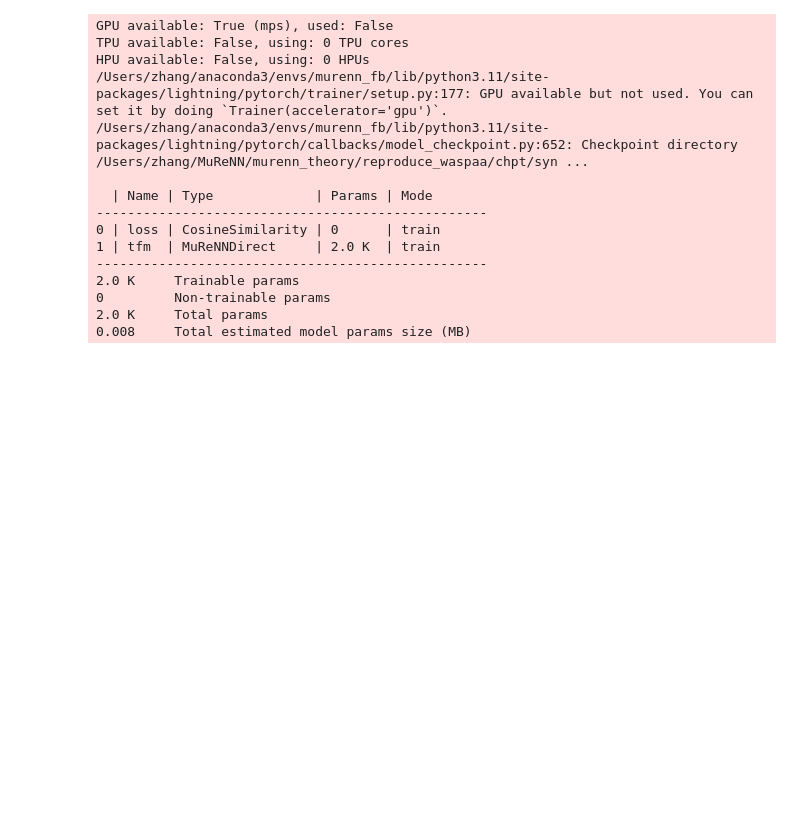
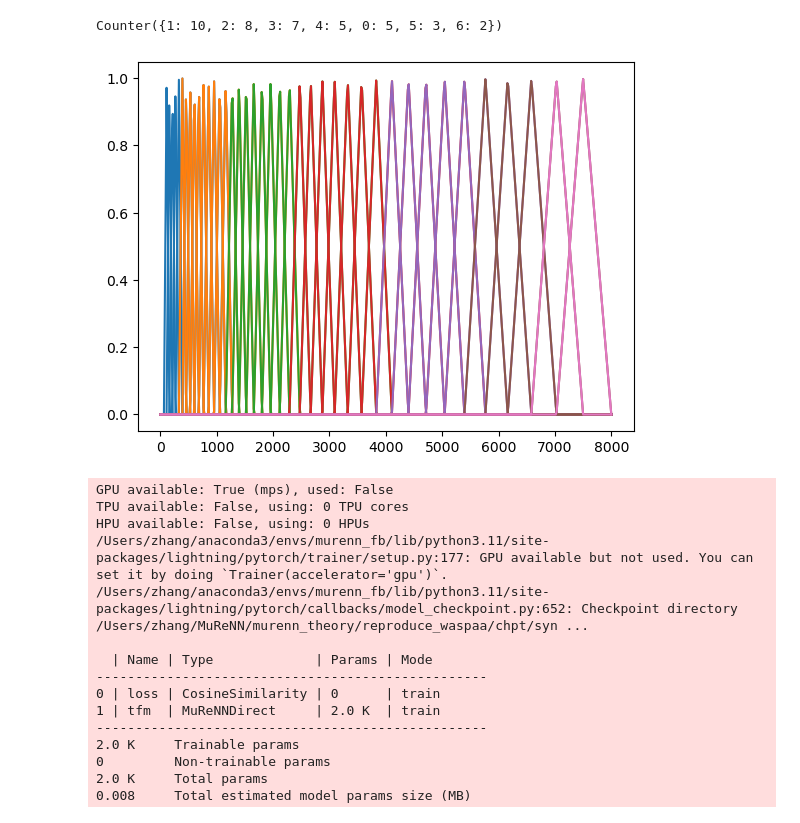
Before and after one commit to xir4n/murenn_theory, a Jupyter notebook: reproduce_waspaa/reproduce_waspaa.ipynb, the cells around one changed output. Saved outputs shown, nothing was run; the diff lists cells and outputs as text; code cells hidden in the pictures; blank space fills up the shorter version.

```diff
--- a/reproduce_waspaa/reproduce_waspaa.ipynb
+++ b/reproduce_waspaa/reproduce_waspaa.ipynb
@@ -40,2 +43,32 @@ col = [
+# %%
+mel_scale = "htk"
+# set x axis scale
+m_min = torchaudio.functional.functional._hz_to_mel(
+    teacher.f_min, mel_scale=mel_scale)
+m_max = torchaudio.functional.functional._hz_to_mel(
+    teacher.f_max, mel_scale=mel_scale)
+# in mel scale
+m_pts = torch.linspace(m_min, m_max, teacher.n_mels + 2)
+# in freq(Hz) scale
+f_pts = torchaudio.functional.functional._mel_to_hz(
+    m_pts, mel_scale=mel_scale)
+center_freqs = f_pts[1:-1]
+nyquist = teacher.sample_rate / 2
+octaves = np.round(np.log2(
+    nyquist / center_freqs.numpy())).astype("int") # 2**j.xx * Nyquest=center_freqs
+Q_ctr = Counter(octaves) # filter per scale, sum = n_mels
+J_psi = max(Q_ctr)+1
+boundaries = [0] + list(np.cumsum([Q_ctr[j] for j in range(J_psi)])) + [len(octaves)]
+omega = np.linspace(0, teacher.sample_rate//2, mel_fbank.shape[0], endpoint=True)
+for j in range(J_psi):
+    psi_octave = mel_fbank[:, boundaries[j]:boundaries[j+2]]
+    plt.plot(omega, psi_octave, color=col[j]);
+
+HYPERPARAMS["n_octave"] = J_psi
+HYPERPARAMS["octaves"] = Q_ctr
+Q_ctr
+# %% [output]
+Counter({1: 10, 2: 8, 3: 7, 4: 5, 0: 5, 5: 3, 6: 2})
+[figure, added]
 # %%
 class SineData(torch.utils.data.Dataset):
```
Also changed, not shown: parts of 7 cells of this notebook.
